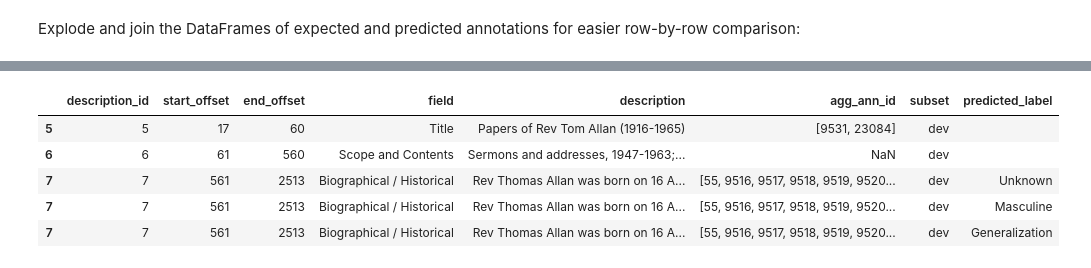
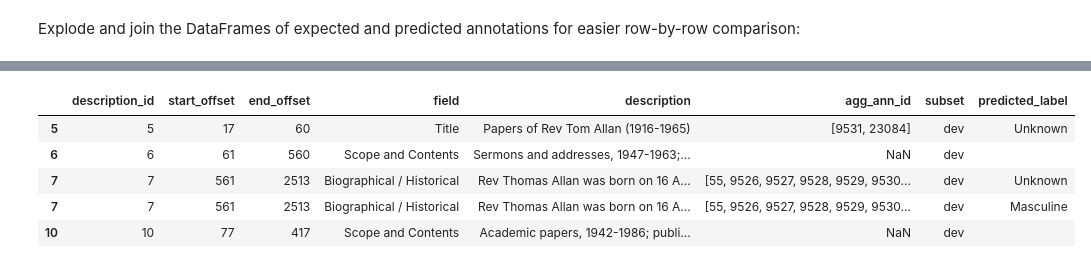
Before and after one commit to thegoose20/gender-bias, a Jupyter notebook: document_classification/BaselineDocumentClassifiers.ipynb, the cells around one changed output, grey strips where cells are left out. Saved outputs shown, nothing was run; the diff lists cells and outputs as text; code cells hidden in the pictures.

Commit message:
Ran 3 doc clf models on Person Name data, 1 doc clf model on normalized Person Name data

```diff
--- a/document_classification/BaselineDocumentClassifiers.ipynb
+++ b/document_classification/BaselineDocumentClassifiers.ipynb
@@ -160,7 +200,7 @@ Build a pipeline:
 clf_pipeline = Pipeline([
     ("vect", CountVectorizer()),
     ("tfidf", TfidfTransformer()),
-    ("clf", OneVsRestClassifier(MultinomialNB()))
+    ("clf", OneVsRestClassifier(SGDClassifier(loss="hinge")))  # Support Vector Machines loss function
     ])
 # %%
 clf_pipeline.fit(X_train, y_train_binarized)
@@ -288,7 +268,7 @@ df_dev.to_csv(metrics_dir+"LogisticRegression_dev_performance.csv")
 clf_pipeline = Pipeline([
     ("vect", CountVectorizer()),
     ("tfidf", TfidfTransformer()),
-    ("clf", OneVsRestClassifier(RandomForestClassifier(max_depth=3, random_state=0)))
+    ("clf", OneVsRestClassifier(RandomForestClassifier(max_depth=6, random_state=0)))
     ])
 # %%
 clf_pipeline.fit(X_train, y_train_binarized)
@@ -333,9 +305,7 @@ Error analysis of the **Logistic Regression** classifier, as this is the top-per
 # %%
 # Associate classes to numeric labels to strings of label names
 label_class_to_no = dict(zip(classes,original_classes))
-labels = {
-    "Unknown": 0, "Non-binary": 1, "Feminine": 2, "Masculine": 3,
-    "Generalization": 4, "Gendered-Pronoun": 5, "Gendered-Role": 6,
-    "Occupation": 7, "Omission":8, "Stereotype": 9, "Empowering": 10
-         }
 label_no_to_name = dict(zip(list(labels.values()), list(labels.keys())))
+print(labels)
+print(label_class_to_no)
+print(label_no_to_name)
@@ -420,9 +383,9 @@ df_dev.head()
 # %% [markdown]
 Save this version of the data:
 # %%
-validate_output_path = "../data/doc_clf_data/model_output_logistic_regression/"
+validate_output_path = "../data/doc_clf_data/model_output_sgd/"
 Path(validate_output_path).mkdir(parents=True, exist_ok=True)
-df_dev.to_csv(validate_output_path+"aggregated_final_validate_predictions_lr.csv")
+df_dev.to_csv(validate_output_path+"aggregated_final_validate_predictions_sgd_pn.csv")
 # %% [markdown]
 Explode and join the DataFrames of expected and predicted annotations for easier row-by-row comparison:
 # %%
@@ -453,15 +416,15 @@ df_exp.head()
 # %%
-df_pred = pd.read_csv(validate_output_path+"aggregated_final_validate_predictions_lr.csv", index_col=0)
+df_pred = pd.read_csv(validate_output_path+"aggregated_final_validate_predictions_sgd_pn.csv", index_col=0)
 df_pred = df_pred.drop(columns=["manual_label"])
-df_pred = df_pred.rename(columns={"logistic_regression_label":"predicted_label"})
+df_pred = df_pred.rename(columns={"sgd_label":"predicted_label"})
 df_pred["predicted_label"] = [label_list[2:-2] for label_list in list(df_pred.predicted_label)]
 df_pred = df_pred.assign(predicted_label=df_pred.predicted_label.str.split("', '")).explode("predicted_label")
 df_pred.head()
 # %% [output]
 |  | description_id | start_offset | end_offset | field | description | agg_ann_id | subset | predicted_label |
-| 5 | 5 | 17 | 60 | Title | Papers of Rev Tom Allan (1916-1965) | [9531, 23084] | dev |  |
+| 5 | 5 | 17 | 60 | Title | Papers of Rev Tom Allan (1916-1965) | [9531, 23084] | dev | Unknown |
 | 6 | 6 | 61 | 560 | Scope and Contents | Sermons and addresses, 1947-1963;... | NaN | dev |  |
-| 7 | 7 | 561 | 2513 | Biographical / Historical | Rev Thomas Allan was born on 16 A... | [55, 9516, 9517, 9518, 9519, 9520... | dev | Unknown |
-| 7 | 7 | 561 | 2513 | Biographical / Historical | Rev Thomas Allan was born on 16 A... | [55, 9516, 9517, 9518, 9519, 9520... | dev | Masculine |
-| 7 | 7 | 561 | 2513 | Biographical / Historical | Rev Thomas Allan was born on 16 A... | [55, 9516, 9517, 9518, 9519, 9520... | dev | Generalization |
+| 7 | 7 | 561 | 2513 | Biographical / Historical | Rev Thomas Allan was born on 16 A... | [55, 9526, 9527, 9528, 9529, 9530... | dev | Unknown |
+| 7 | 7 | 561 | 2513 | Biographical / Historical | Rev Thomas Allan was born on 16 A... | [55, 9526, 9527, 9528, 9529, 9530... | dev | Masculine |
+| 10 | 10 | 77 | 417 | Scope and Contents | Academic papers, 1942-1986; publi... | NaN | dev |  |
 # %%
```
Also changed, not shown: parts of 73 cells of this notebook, 20 other files.
